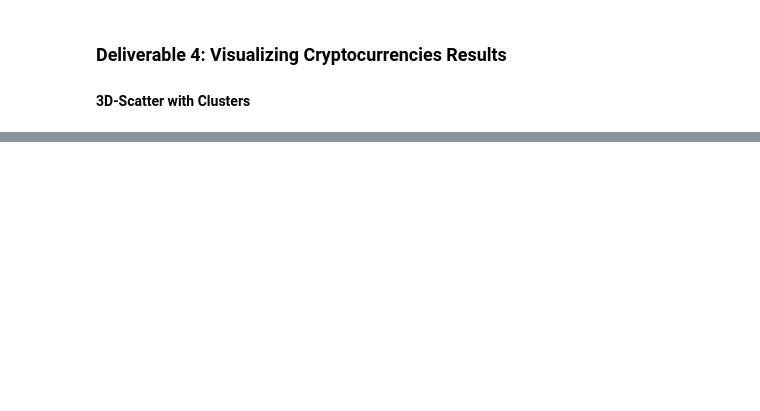
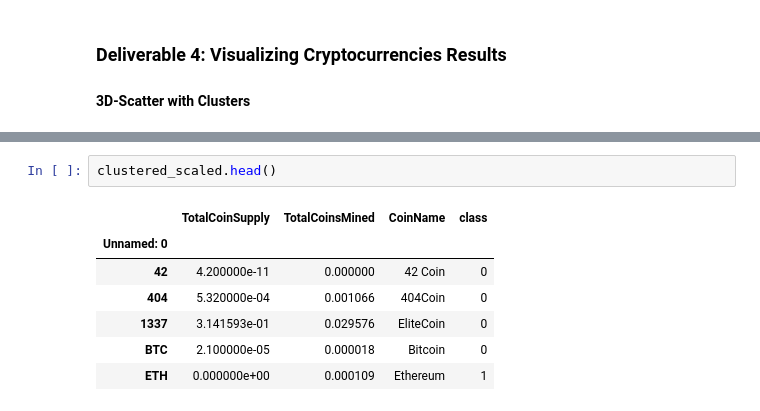
Before and after one commit to tashg23/Cryptocurrencies, a Jupyter notebook: crypto_clustering.ipynb, the cells around one changed output, grey strips where cells are left out. Cells and saved outputs as stored; diff of their text form; blank space fills up the shorter version.

```diff
--- a/crypto_clustering.ipynb
+++ b/crypto_clustering.ipynb
@@ -298,2 +336,12 @@ plot_df.head(10)
+# %%
+clustered_scaled.head()
+# %% [output]
+|  | TotalCoinSupply | TotalCoinsMined | CoinName | class |
+| Unnamed: 0 |  |  |  |  |
+| 42 | 4.200000e-11 | 0.000000 | 42 Coin | 0 |
+| 404 | 5.320000e-04 | 0.001066 | 404Coin | 0 |
+| 1337 | 3.141593e-01 | 0.029576 | EliteCoin | 0 |
+| BTC | 2.100000e-05 | 0.000018 | Bitcoin | 0 |
+| ETH | 0.000000e+00 | 0.000109 | Ethereum | 1 |
 # %%
 # Create a hvplot.scatter plot using x="TotalCoinsMined" and y="TotalCoinSupply".
```
Also changed, not shown: parts of 11 cells of this notebook.
